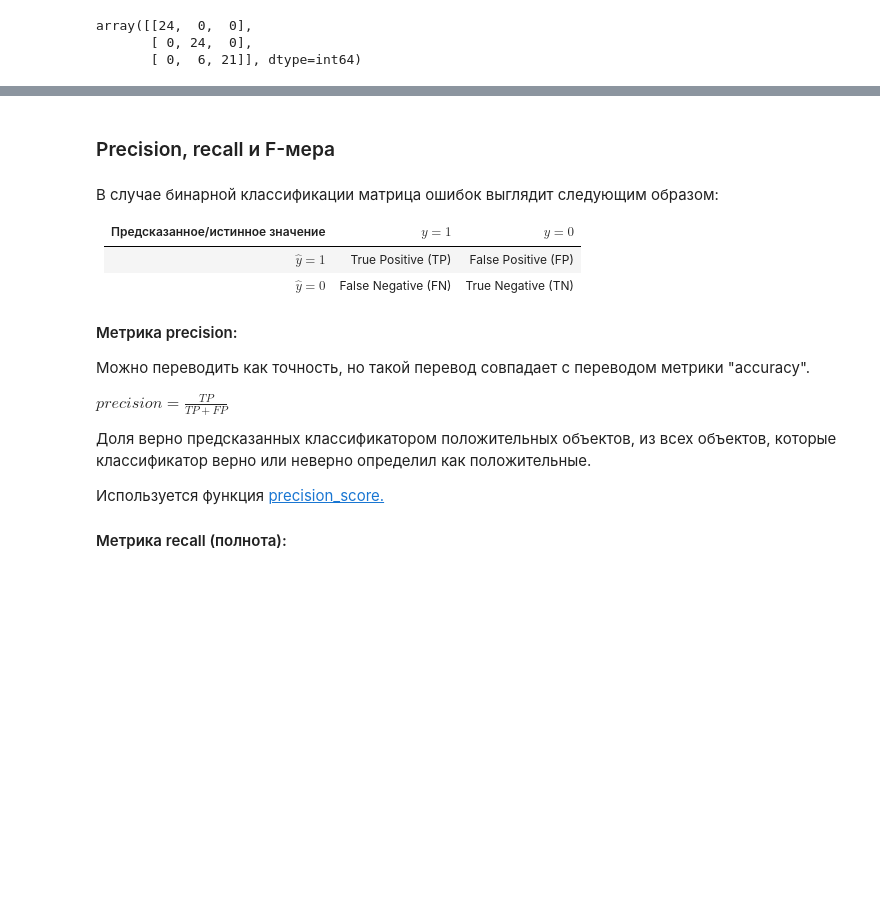
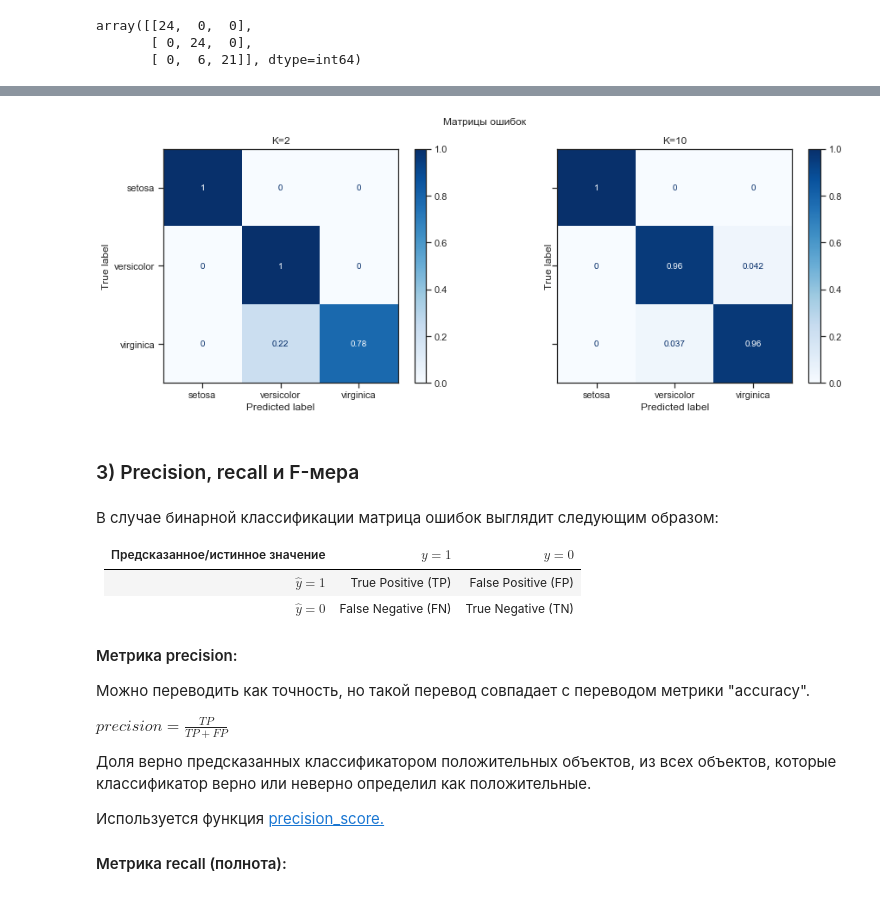
Before and after one commit to ugapanyuk/ml_course_2020, a Jupyter notebook: common/notebooks/metrics/metrics.ipynb, the cells around one changed output, grey strips where cells are left out. Cells and saved outputs as stored; diff of their text form; code cells hidden in the pictures; blank space fills up the shorter version.

```diff
--- a/common/notebooks/metrics/metrics.ipynb
+++ b/common/notebooks/metrics/metrics.ipynb
@@ -490,5 +444,21 @@ Normalized confusion matrix
+# %%
+fig, ax = plt.subplots(1, 2, sharex='col', sharey='row', figsize=(15,5))
+
+plot_confusion_matrix(cl1_1, iris_X_test, iris_y_test,
+                      display_labels=iris.target_names,
+                      cmap=plt.cm.Blues, normalize='true', ax=ax[0])
+
+plot_confusion_matrix(cl1_2, iris_X_test, iris_y_test,
+                      display_labels=iris.target_names,
+                      cmap=plt.cm.Blues, normalize='true', ax=ax[1])
+
+fig.suptitle('Матрицы ошибок')
+ax[0].title.set_text('K=2')
+ax[1].title.set_text('K=10')
+# %% [output]
+[figure, added]
 # %% [markdown]
-### Precision, recall и F-мера
+### 3) Precision, recall и F-мера
 # %% [markdown]
 В случае бинарной классификации матрица ошибок выглядит следующим образом:
 
```
Also changed, not shown: parts of 58 cells of this notebook.
